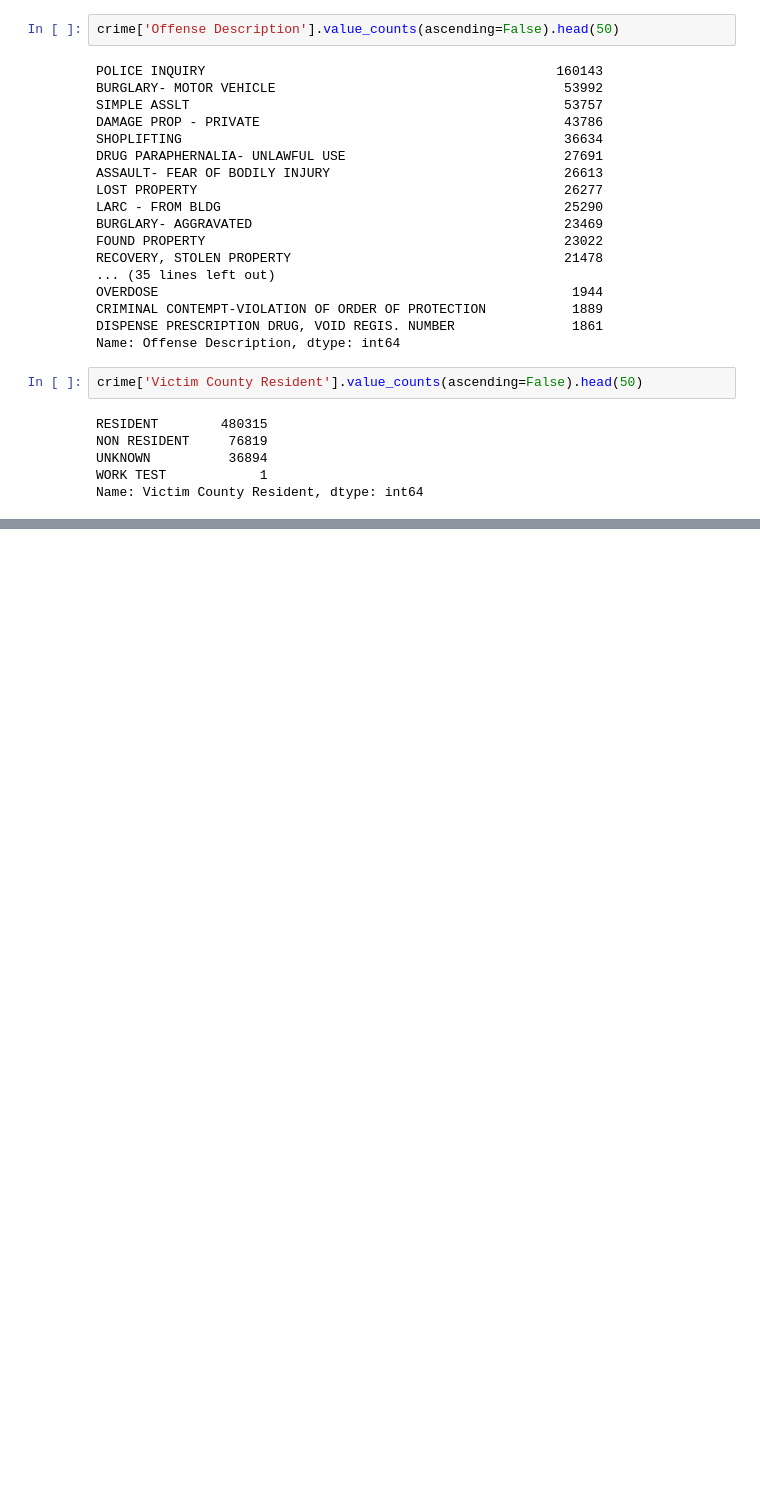
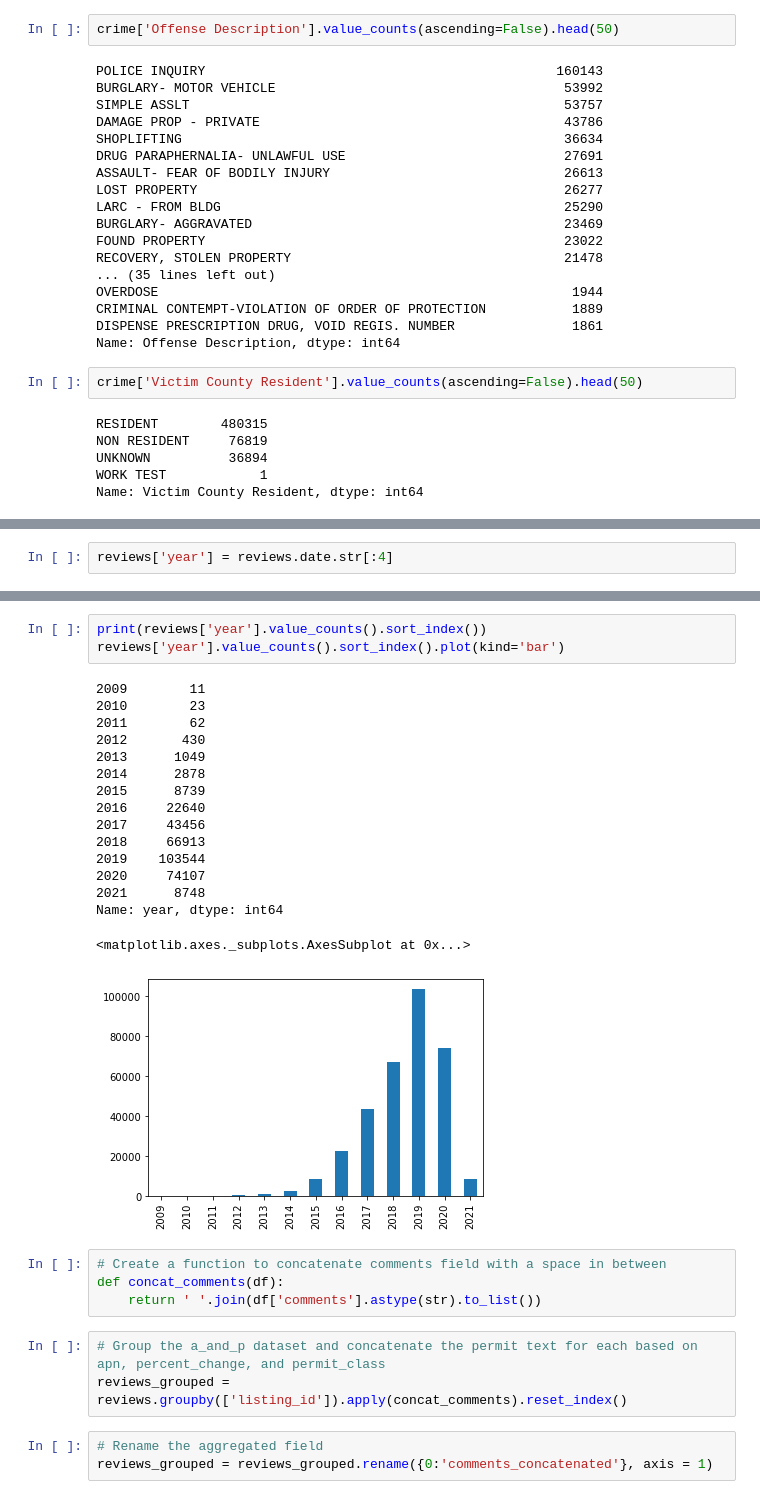
Before and after one commit to matttparker/airbnb-sentiments, a Jupyter notebook: notebooks/data_inspect.ipynb, the cells around one changed output, grey strips where cells are left out. Saved outputs shown, nothing was run; the diff lists cells and outputs as text; blank space fills up the shorter version.

```diff
--- a/notebooks/data_inspect.ipynb
+++ b/notebooks/data_inspect.ipynb
@@ -222,0 +351,2 @@ Name: Victim County Resident, dtype: int64
+# %%
+reviews['year'] = reviews.date.str[:4]
@@ -222,0 +362,30 @@ Name: Victim County Resident, dtype: int64
+# %%
+print(reviews['year'].value_counts().sort_index())
+reviews['year'].value_counts().sort_index().plot(kind='bar')
+# %% [output]
+2009        11
+2010        23
+2011        62
+2012       430
+2013      1049
+2014      2878
+2015      8739
+2016     22640
+2017     43456
+2018     66913
+2019    103544
+2020     74107
+2021      8748
+Name: year, dtype: int64
+<matplotlib.axes._subplots.AxesSubplot at 0x...>
+[figure, added]
+# %%
+# Create a function to concatenate comments field with a space in between
+def concat_comments(df):
+    return ' '.join(df['comments'].astype(str).to_list())
+# %%
+# Group the a_and_p dataset and concatenate the permit text for each based on apn, percent_change, and permit_class
+reviews_grouped = reviews.groupby(['listing_id']).apply(concat_comments).reset_index()
+# %%
+# Rename the aggregated field
+reviews_grouped = reviews_grouped.rename({0:'comments_concatenated'}, axis = 1)
```
Also changed, not shown: parts of 62 cells of this notebook, 1 other file.
